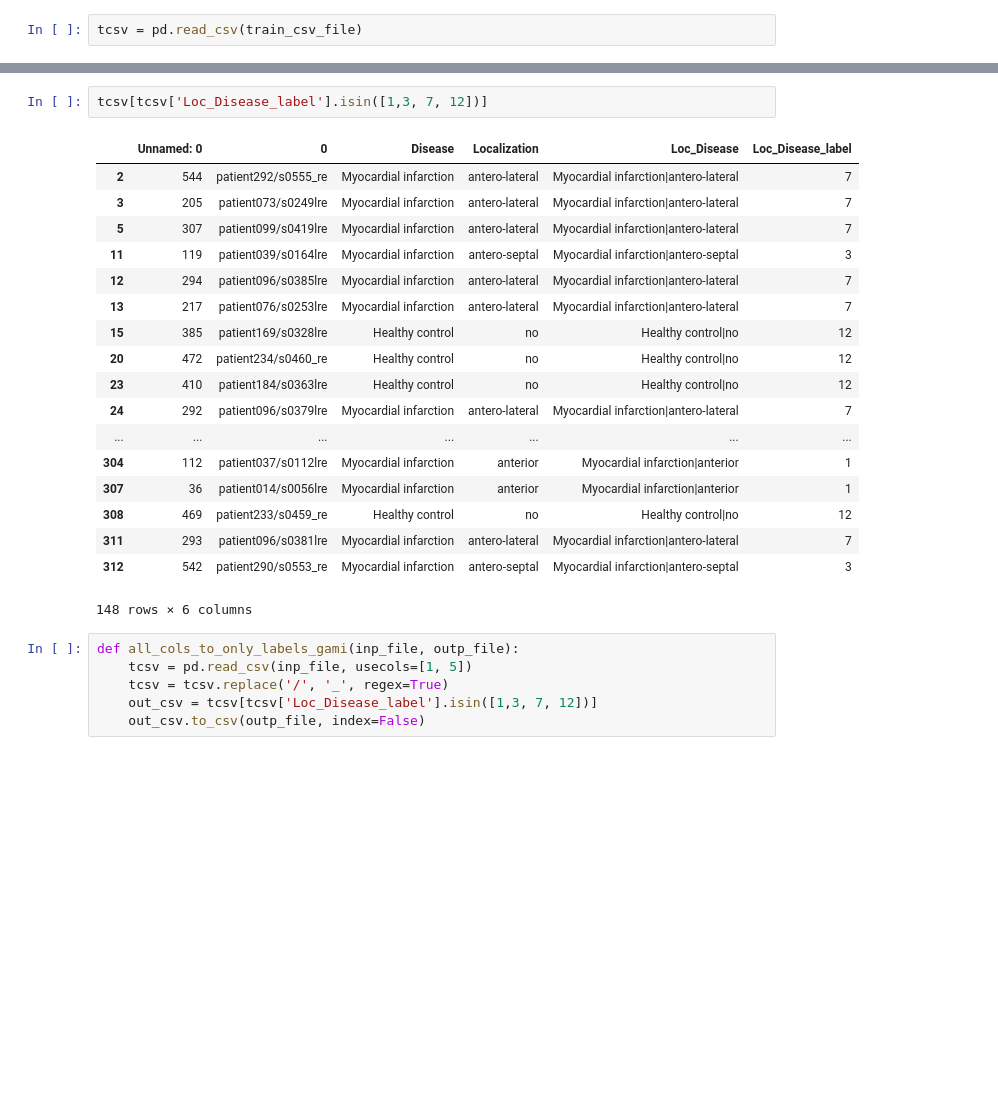
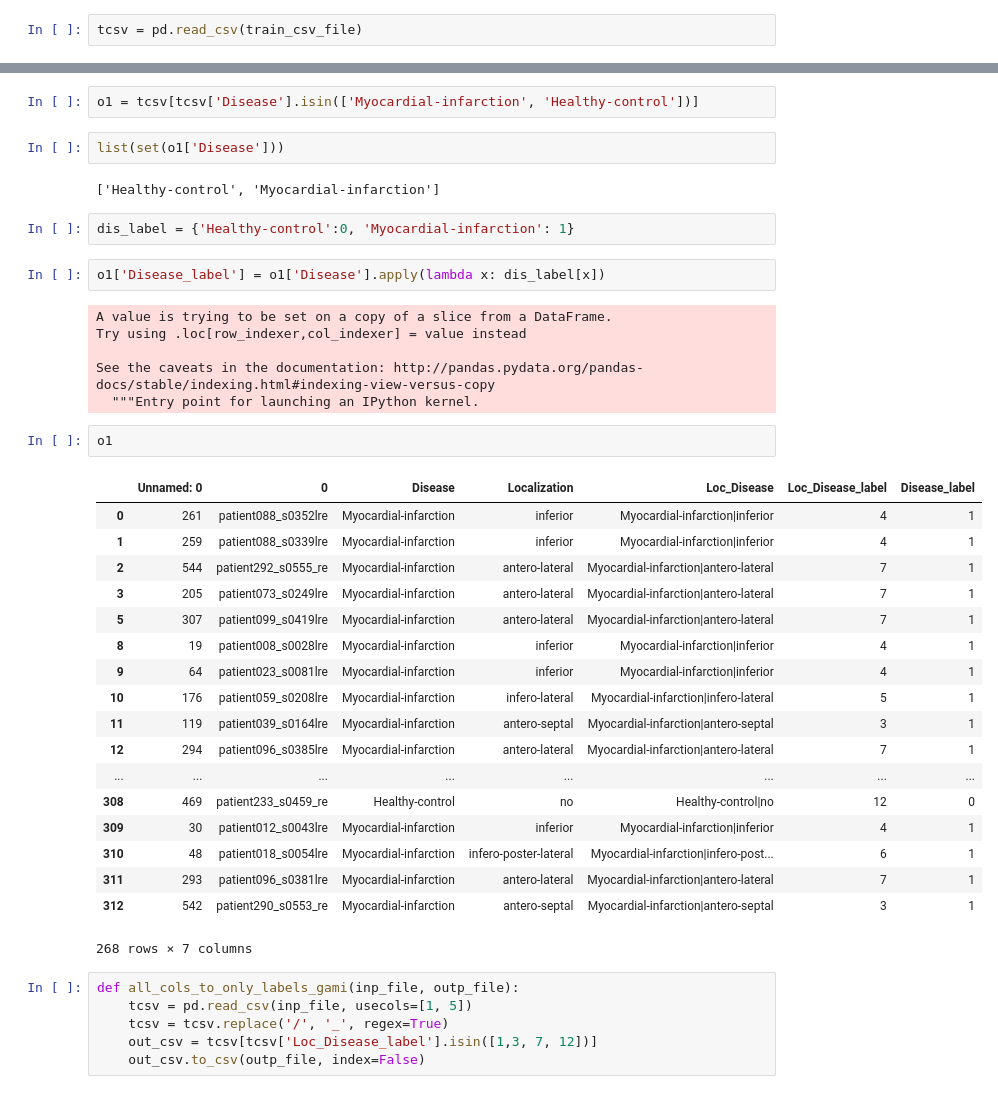
Before and after one commit to TheShadow29/btp-cv, a Jupyter notebook: code/preproc/create_csv.ipynb, the cells around one changed output, grey strips where cells are left out. Cells and saved outputs as stored; diff of their text form; blank space fills up the shorter version.

```diff
--- a/code/preproc/create_csv.ipynb
+++ b/code/preproc/create_csv.ipynb
@@ -86,25 +89,41 @@ tcsv
 313 rows × 6 columns
-# %%
-tcsv[tcsv['Loc_Disease_label'].isin([1,3, 7, 12])]
-# %% [output]
-|  | Unnamed: 0 | 0 | Disease | Localization | Loc_Disease | Loc_Disease_label |
-| 2 | 544 | patient292/s0555_re | Myocardial infarction | antero-lateral | Myocardial infarction|antero-lateral | 7 |
-| 3 | 205 | patient073/s0249lre | Myocardial infarction | antero-lateral | Myocardial infarction|antero-lateral | 7 |
-| 5 | 307 | patient099/s0419lre | Myocardial infarction | antero-lateral | Myocardial infarction|antero-lateral | 7 |
-| 11 | 119 | patient039/s0164lre | Myocardial infarction | antero-septal | Myocardial infarction|antero-septal | 3 |
-| 12 | 294 | patient096/s0385lre | Myocardial infarction | antero-lateral | Myocardial infarction|antero-lateral | 7 |
-| 13 | 217 | patient076/s0253lre | Myocardial infarction | antero-lateral | Myocardial infarction|antero-lateral | 7 |
-| 15 | 385 | patient169/s0328lre | Healthy control | no | Healthy control|no | 12 |
-| 20 | 472 | patient234/s0460_re | Healthy control | no | Healthy control|no | 12 |
-| 23 | 410 | patient184/s0363lre | Healthy control | no | Healthy control|no | 12 |
-| 24 | 292 | patient096/s0379lre | Myocardial infarction | antero-lateral | Myocardial infarction|antero-lateral | 7 |
-| ... | ... | ... | ... | ... | ... | ... |
-| 304 | 112 | patient037/s0112lre | Myocardial infarction | anterior | Myocardial infarction|anterior | 1 |
-| 307 | 36 | patient014/s0056lre | Myocardial infarction | anterior | Myocardial infarction|anterior | 1 |
-| 308 | 469 | patient233/s0459_re | Healthy control | no | Healthy control|no | 12 |
-| 311 | 293 | patient096/s0381lre | Myocardial infarction | antero-lateral | Myocardial infarction|antero-lateral | 7 |
-| 312 | 542 | patient290/s0553_re | Myocardial infarction | antero-septal | Myocardial infarction|antero-septal | 3 |
-148 rows × 6 columns
+# %%
+o1 = tcsv[tcsv['Disease'].isin(['Myocardial-infarction', 'Healthy-control'])]
+# %%
+list(set(o1['Disease']))
+# %% [output]
+['Healthy-control', 'Myocardial-infarction']
+# %%
+dis_label = {'Healthy-control':0, 'Myocardial-infarction': 1}
+# %%
+o1['Disease_label'] = o1['Disease'].apply(lambda x: dis_label[x])
+# %% [output]
+A value is trying to be set on a copy of a slice from a DataFrame.
+Try using .loc[row_indexer,col_indexer] = value instead
+
+See the caveats in the documentation: http://pandas.pydata.org/pandas-docs/stable/indexing.html#indexing-view-versus-copy
+  """Entry point for launching an IPython kernel.
+# %%
+o1
+# %% [output]
+|  | Unnamed: 0 | 0 | Disease | Localization | Loc_Disease | Loc_Disease_label | Disease_label |
+| 0 | 261 | patient088_s0352lre | Myocardial-infarction | inferior | Myocardial-infarction|inferior | 4 | 1 |
+| 1 | 259 | patient088_s0339lre | Myocardial-infarction | inferior | Myocardial-infarction|inferior | 4 | 1 |
+| 2 | 544 | patient292_s0555_re | Myocardial-infarction | antero-lateral | Myocardial-infarction|antero-lateral | 7 | 1 |
+| 3 | 205 | patient073_s0249lre | Myocardial-infarction | antero-lateral | Myocardial-infarction|antero-lateral | 7 | 1 |
+| 5 | 307 | patient099_s0419lre | Myocardial-infarction | antero-lateral | Myocardial-infarction|antero-lateral | 7 | 1 |
+| 8 | 19 | patient008_s0028lre | Myocardial-infarction | inferior | Myocardial-infarction|inferior | 4 | 1 |
+| 9 | 64 | patient023_s0081lre | Myocardial-infarction | inferior | Myocardial-infarction|inferior | 4 | 1 |
+| 10 | 176 | patient059_s0208lre | Myocardial-infarction | infero-lateral | Myocardial-infarction|infero-lateral | 5 | 1 |
+| 11 | 119 | patient039_s0164lre | Myocardial-infarction | antero-septal | Myocardial-infarction|antero-septal | 3 | 1 |
+| 12 | 294 | patient096_s0385lre | Myocardial-infarction | antero-lateral | Myocardial-infarction|antero-lateral | 7 | 1 |
+| ... | ... | ... | ... | ... | ... | ... | ... |
+| 308 | 469 | patient233_s0459_re | Healthy-control | no | Healthy-control|no | 12 | 0 |
+| 309 | 30 | patient012_s0043lre | Myocardial-infarction | inferior | Myocardial-infarction|inferior | 4 | 1 |
+| 310 | 48 | patient018_s0054lre | Myocardial-infarction | infero-poster-lateral | Myocardial-infarction|infero-post... | 6 | 1 |
+| 311 | 293 | patient096_s0381lre | Myocardial-infarction | antero-lateral | Myocardial-infarction|antero-lateral | 7 | 1 |
+| 312 | 542 | patient290_s0553_re | Myocardial-infarction | antero-septal | Myocardial-infarction|antero-septal | 3 | 1 |
+268 rows × 7 columns
 # %%
 def all_cols_to_only_labels_gami(inp_file, outp_file):
     tcsv = pd.read_csv(inp_file, usecols=[1, 5])
```
Also changed, not shown: parts of 9 cells of this notebook.
